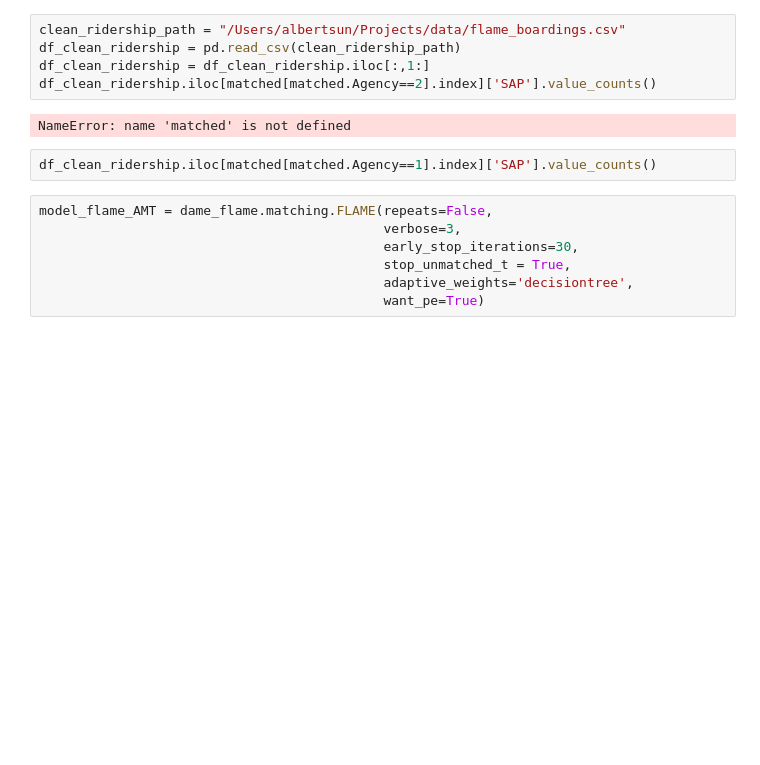
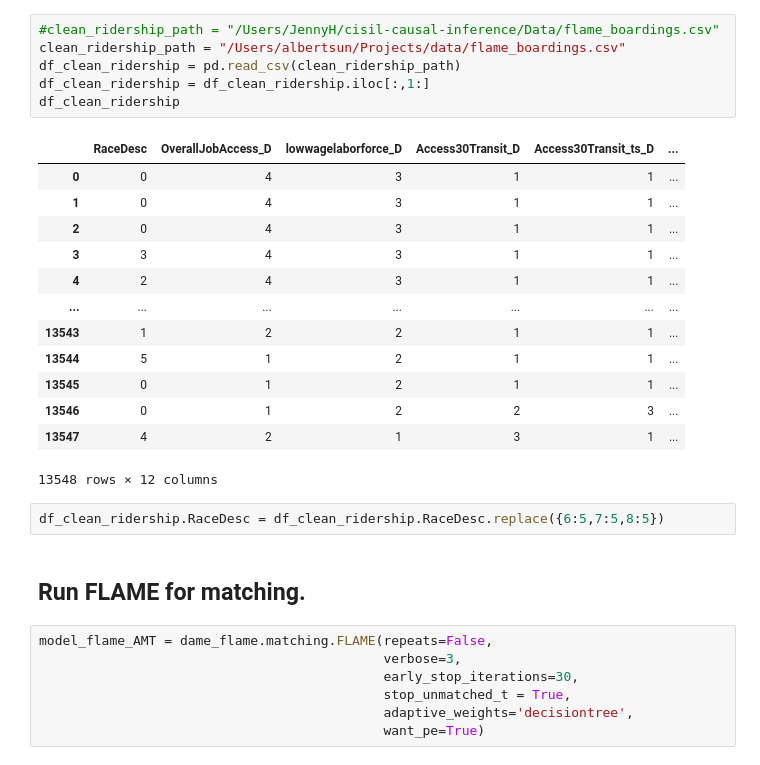
Before and after one commit to albertyusun/cisil-causal-inference, a Jupyter notebook: FLAMESAP-ridership.ipynb, the cells around one changed output. Saved outputs shown, nothing was run; the diff lists cells and outputs as text; blank space fills up the shorter version.

```diff
--- a/FLAMESAP-ridership.ipynb
+++ b/FLAMESAP-ridership.ipynb
@@ -22,12 +60,27 @@ import matplotlib.pyplot as plt
 # %%
+#clean_ridership_path = "/Users/JennyH/cisil-causal-inference/Data/flame_boardings.csv"
 clean_ridership_path = "/Users/albertsun/Projects/data/flame_boardings.csv"
 df_clean_ridership = pd.read_csv(clean_ridership_path)
 df_clean_ridership = df_clean_ridership.iloc[:,1:]
-df_clean_ridership.iloc[matched[matched.Agency==2].index]['SAP'].value_counts()
+df_clean_ridership
 # %% [output]
+|  | RaceDesc | OverallJobAccess_D | lowwagelaborforce_D | Access30Transit_D | Access30Transit_ts_D | ... |
+| 0 | 0 | 4 | 3 | 1 | 1 | ... |
+| 1 | 0 | 4 | 3 | 1 | 1 | ... |
+| 2 | 0 | 4 | 3 | 1 | 1 | ... |
+| 3 | 3 | 4 | 3 | 1 | 1 | ... |
+| 4 | 2 | 4 | 3 | 1 | 1 | ... |
+| ... | ... | ... | ... | ... | ... | ... |
+| 13543 | 1 | 2 | 2 | 1 | 1 | ... |
+| 13544 | 5 | 1 | 2 | 1 | 1 | ... |
+| 13545 | 0 | 1 | 2 | 1 | 1 | ... |
+| 13546 | 0 | 1 | 2 | 2 | 3 | ... |
+| 13547 | 4 | 2 | 1 | 3 | 1 | ... |
-NameError: name 'matched' is not defined
+13548 rows × 12 columns
-# %%
-df_clean_ridership.iloc[matched[matched.Agency==1].index]['SAP'].value_counts()
+# %%
+df_clean_ridership.RaceDesc = df_clean_ridership.RaceDesc.replace({6:5,7:5,8:5})
+# %% [markdown]
+## Run FLAME for matching.
 # %%
 model_flame_AMT = dame_flame.matching.FLAME(repeats=False,
                                             verbose=3,
```
Also changed, not shown: parts of 48 cells of this notebook.
